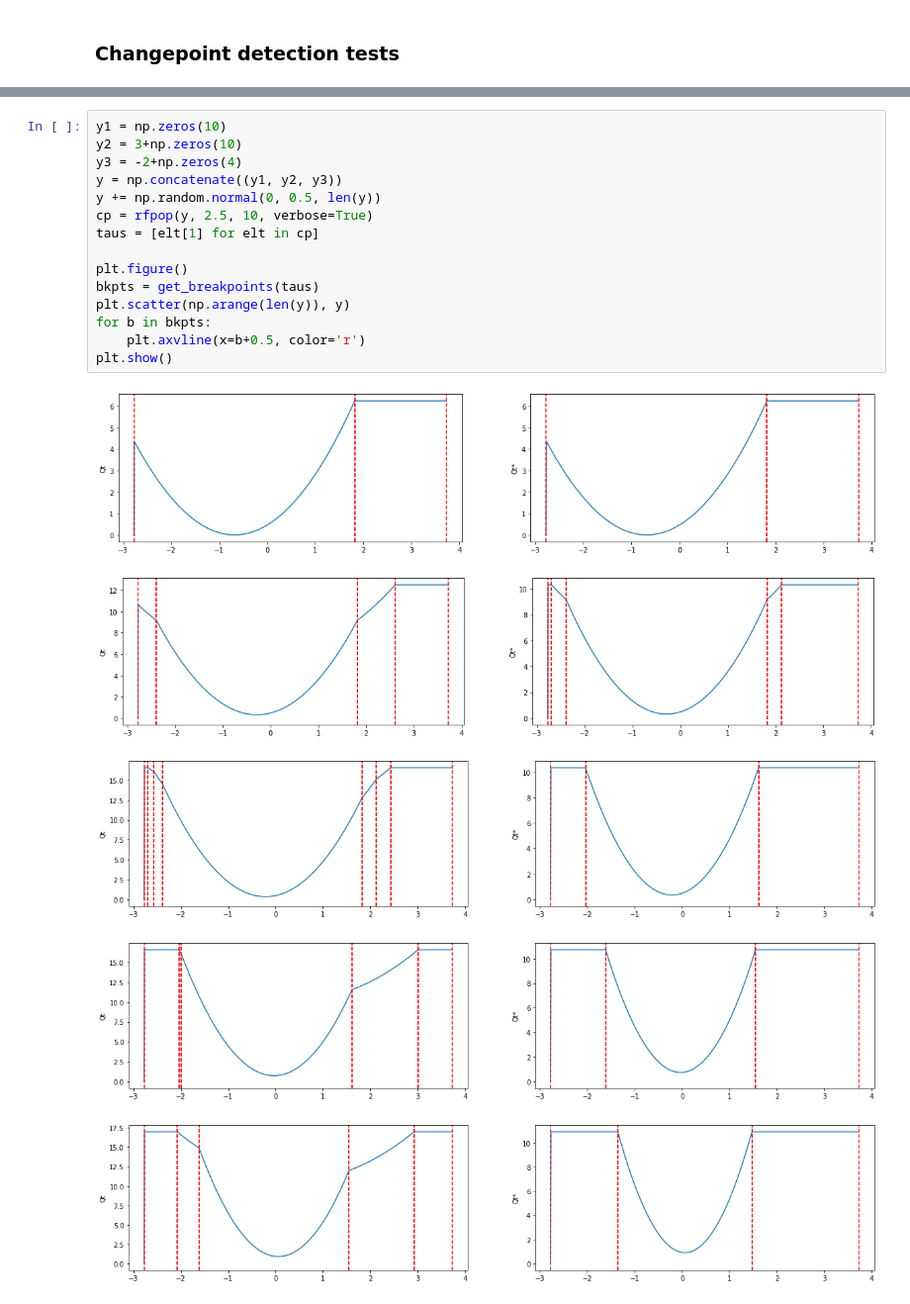
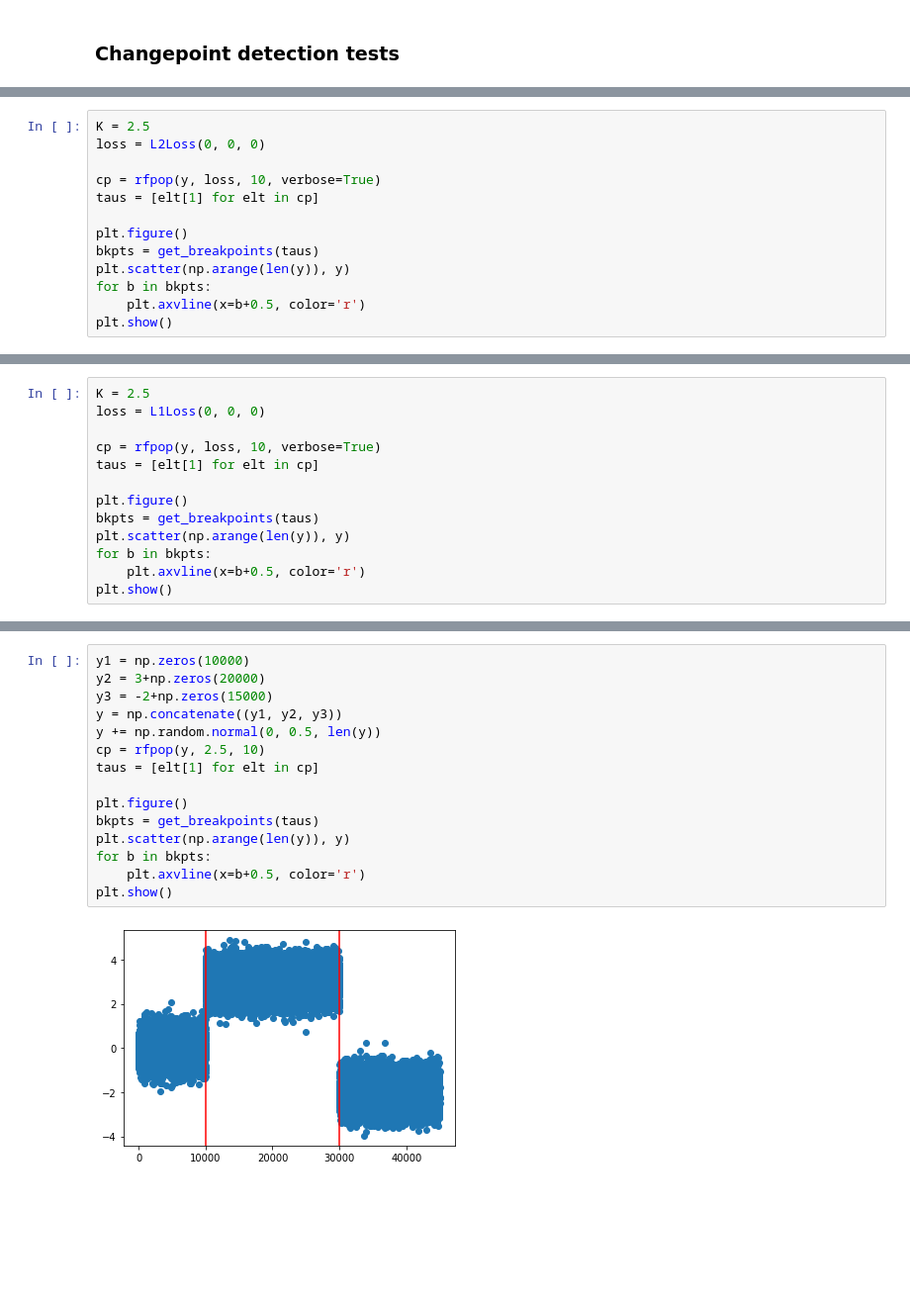
Before and after one commit to jeremtti/changepoint_detection_outliers, a Jupyter notebook: tests.ipynb, the cells around one changed output, grey strips where cells are left out. Shown at 99% size. Saved outputs shown, nothing was run; the diff lists cells and outputs as text; blank space fills up the shorter version.

```diff
--- a/tests.ipynb
+++ b/tests.ipynb
@@ -30,0 +115,13 @@ plt.plot(t, y)
+# %%
+K = 2.5
+loss = L2Loss(0, 0, 0)
+
+cp = rfpop(y, loss, 10, verbose=True)
+taus = [elt[1] for elt in cp]
+
+plt.figure()
+bkpts = get_breakpoints(taus)
+plt.scatter(np.arange(len(y)), y)
+for b in bkpts:
+    plt.axvline(x=b+0.5, color='r')
+plt.show()
@@ -30,0 +142,13 @@ plt.plot(t, y)
+# %%
+K = 2.5
+loss = L1Loss(0, 0, 0)
+
+cp = rfpop(y, loss, 10, verbose=True)
+taus = [elt[1] for elt in cp]
+
+plt.figure()
+bkpts = get_breakpoints(taus)
+plt.scatter(np.arange(len(y)), y)
+for b in bkpts:
+    plt.axvline(x=b+0.5, color='r')
+plt.show()
@@ -31,21 +272,17 @@ plt.plot(t, y)
 # %%
-y1 = np.zeros(10)
-y2 = 3+np.zeros(10)
-y3 = -2+np.zeros(4)
+y1 = np.zeros(10000)
+y2 = 3+np.zeros(20000)
+y3 = -2+np.zeros(15000)
 y = np.concatenate((y1, y2, y3))
 y += np.random.normal(0, 0.5, len(y))
-cp = rfpop(y, 2.5, 10, verbose=True)
+cp = rfpop(y, 2.5, 10)
 taus = [elt[1] for elt in cp]
 
 plt.figure()
 bkpts = get_breakpoints(taus)
 plt.scatter(np.arange(len(y)), y)
 for b in bkpts:
     plt.axvline(x=b+0.5, color='r')
 plt.show()
 # %% [output]
-[figure, old version]
+[figure, new version]
-[figure, removed]
-[figure, removed]
-[figure, removed]
-[figure, removed]
```
Also changed, not shown: parts of 14 cells of this notebook, 3 other files.
